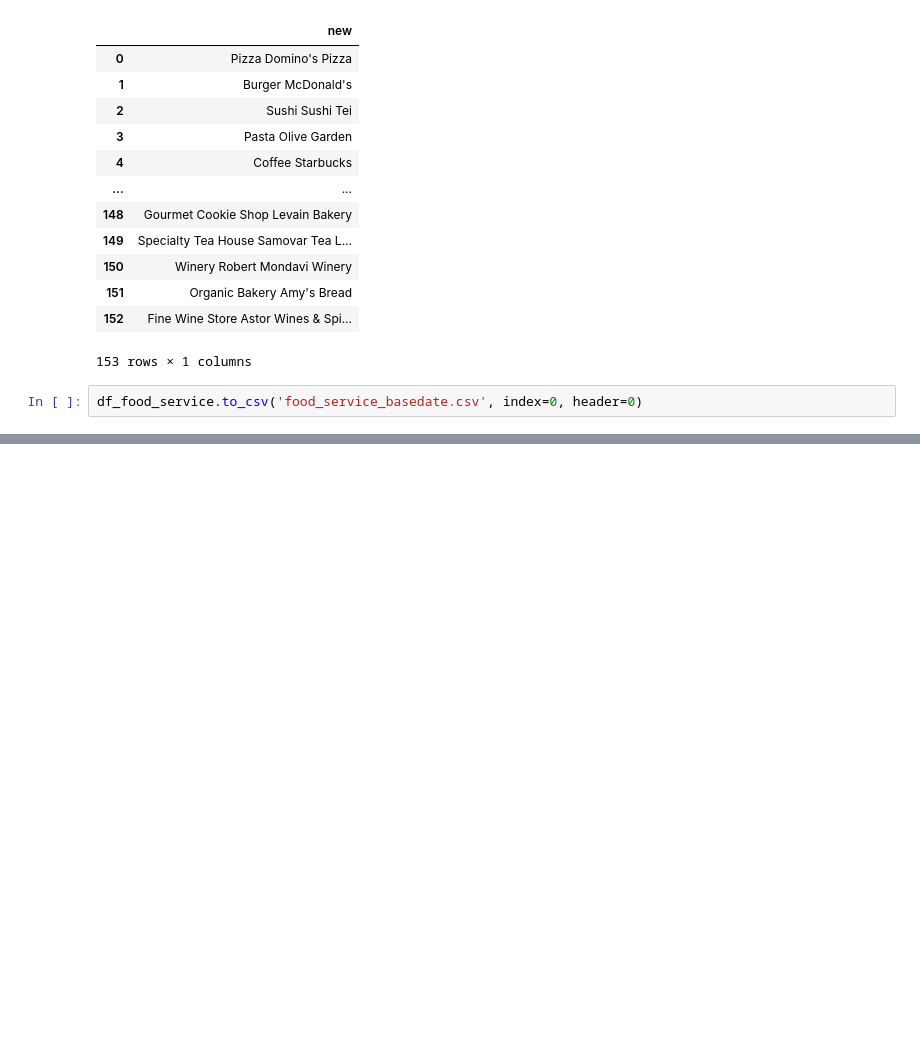
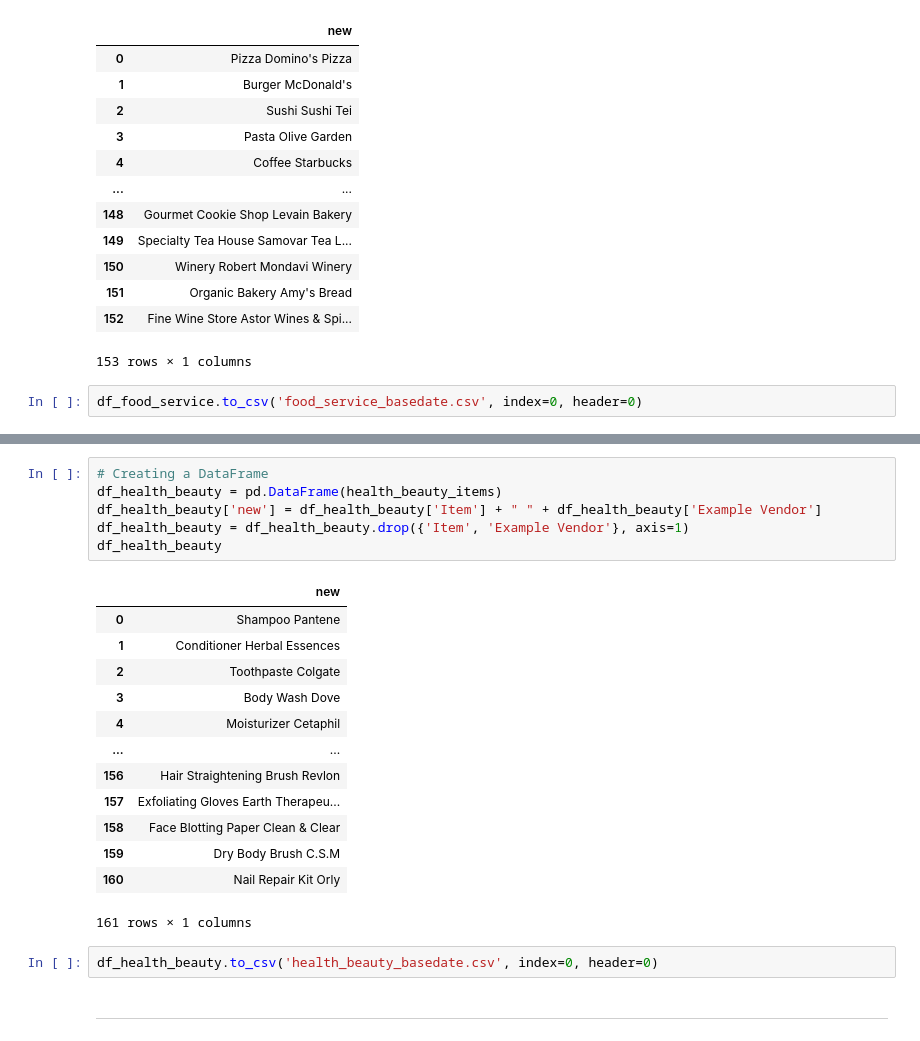
Before and after one commit to ICS438Project/receipt, a Jupyter notebook: database.ipynb, the cells around one changed output, grey strips where cells are left out. Saved outputs shown, nothing was run; the diff lists cells and outputs as text; blank space fills up the shorter version.

```diff
--- a/database.ipynb
+++ b/database.ipynb
@@ -375,0 +543,24 @@ df_food_service.to_csv('food_service_basedate.csv', index=0, header=0)
+# %%
+# Creating a DataFrame
+df_health_beauty = pd.DataFrame(health_beauty_items)
+df_health_beauty['new'] = df_health_beauty['Item'] + " " + df_health_beauty['Example Vendor']
+df_health_beauty = df_health_beauty.drop({'Item', 'Example Vendor'}, axis=1)
+df_health_beauty
+# %% [output]
+|  | new |
+| 0 | Shampoo Pantene |
+| 1 | Conditioner Herbal Essences |
+| 2 | Toothpaste Colgate |
+| 3 | Body Wash Dove |
+| 4 | Moisturizer Cetaphil |
+| ... | ... |
+| 156 | Hair Straightening Brush Revlon |
+| 157 | Exfoliating Gloves Earth Therapeu... |
+| 158 | Face Blotting Paper Clean & Clear |
+| 159 | Dry Body Brush C.S.M |
+| 160 | Nail Repair Kit Orly |
+161 rows × 1 columns
+# %%
+df_health_beauty.to_csv('health_beauty_basedate.csv', index=0, header=0)
+# %% [markdown]
+----
```
Also changed, not shown: parts of 2 cells of this notebook, 3 other files.
